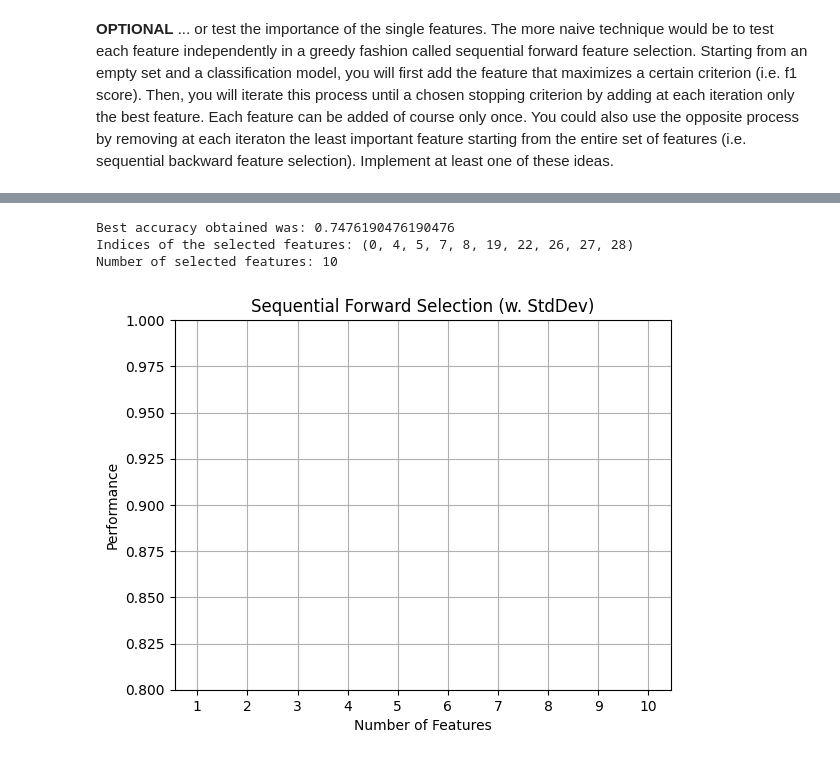
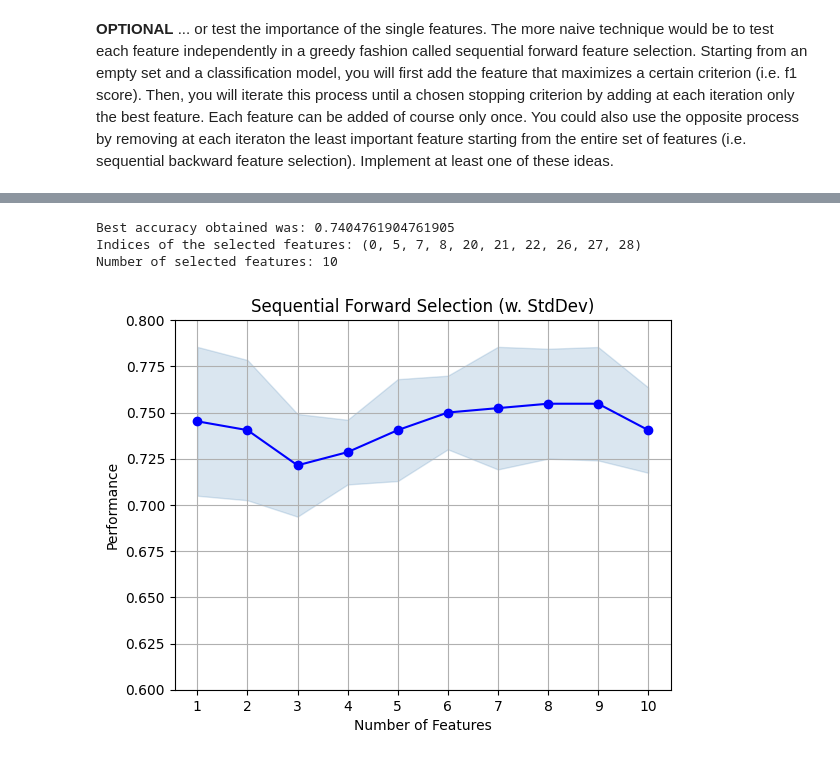
Before and after one commit to dftorresro/IMA205_TP4_SVM, a Jupyter notebook: TP_SVM-CASTANEDA.ipynb, the cells around one changed output, grey strips where cells are left out. Drawn from its saved outputs; the diff is of its cells as text; code cells hidden in the pictures.

```diff
--- a/TP_SVM.ipynb
+++ b/TP_SVM-CASTANEDA.ipynb
@@ -390,7 +403,8 @@ for scoring in scoring:
     grid_KNN.fit(X_train, y_train)
     print("Best training Score: {}".format(grid_KNN.best_score_))
     print("Best training params: {}".format(grid_KNN.best_params_))
-    y_pred = grid_KNN.predict(X_test)
+    best_estimator = grid_KNN.best_estimator_
+    y_pred = best_estimator.predict(X_test)
 
     # Compute confusion matrix
     cnf_matrix = confusion_matrix(y_test, y_pred)
@@ -710,7 +769,8 @@ grid_nlsvm = GridSearchCV(estimator=NLsvm, param_grid=p_grid_nlsvm, scoring="acc
 grid_nlsvm.fit(X_train, y_train)
 print("Best training Score: {}".format(grid_nlsvm.best_score_))
 print("Best training params: {}".format(grid_nlsvm.best_params_))
-y_pred = grid_nlsvm.predict(X_test)
+best_estimator = grid_lsvm.best_estimator_
+y_pred = best_estimator.predict(X_test)
 
 # Compute confusion matrix
 cnf_matrix = confusion_matrix(y_test, y_pred)
@@ -743,7 +803,8 @@ for scoring in scoring:
     grid_nlsvm.fit(X_train, y_train)
     print("Best training Score: {}".format(grid_nlsvm.best_score_))
     print("Best training params: {}".format(grid_nlsvm.best_params_))
-    y_pred = grid_nlsvm.predict(X_test)
+    best_estimator = grid_lsvm.best_estimator_
+    y_pred = best_estimator.predict(X_test)
 
     # Compute confusion matrix
     cnf_matrix = confusion_matrix(y_test, y_pred)
@@ -787,14 +848,15 @@ Normalized confusion matrix
 # %%
 # Non-linear SVM with oversampled data
 print("Fitting Non-linear SVM to the training set")
-NLsvm = make_pipeline2(StandardScaler(), SVC(kernel='rbf'))
+NLsvm = make_pipeline2(ADASYN(random_state=0),StandardScaler(), SVC(kernel='rbf'))
 p_grid_nlsvm = {'svc__C': [1e-3,1e-2,1e-1,1,2,3,4,5,6,7,8,9,1e1],
               'svc__gamma': [0.0001, 0.0005, 0.001, 0.005, 0.01, 0.1]}
-grid_nlsvm = GridSearchCV(estimator=NLsvm, param_grid=p_grid_nlsvm, scoring="accuracy", cv=5)
-grid_nlsvm.fit(X_resampled, y_resampled)
+grid_nlsvm = GridSearchCV(estimator=NLsvm, param_grid=p_grid_nlsvm, scoring="f1", cv=5)
+grid_nlsvm.fit(X_train, y_train)
 print("Best training Score: {}".format(grid_nlsvm.best_score_))
 print("Best training params: {}".format(grid_nlsvm.best_params_))
-y_pred = grid_nlsvm.predict(X_test)
+best_estimator = grid_lsvm.best_estimator_
+y_pred = best_estimator.predict(X_test)
 
 # Compute confusion matrix
 cnf_matrix = confusion_matrix(y_test, y_pred)
@@ -851,10 +949,6 @@ The more naive technique would be to test each feature independently in a greedy
 # %%
 # Implement forward feature selection and/or backward feature selection
 # with a linear SVM
-from mlxtend.feature_selection import SequentialFeatureSelector as SFS
-from sklearn.svm import SVC
-from sklearn.model_selection import StratifiedKFold
-from sklearn.metrics import accuracy_score
 
 # Set up the cross-validation scheme
 k_folds = 5
@@ -881,12 +975,9 @@ print('Indices of the selected features:', sfs.k_feature_idx_)
 print('Number of selected features:', len(sfs.k_feature_idx_))
 
 # Plot the results
-from mlxtend.plotting import plot_sequential_feature_selection as plot_sfs
-import matplotlib.pyplot as plt
-
 fig1 = plot_sfs(sfs.get_metric_dict(), kind='std_dev')
 
-plt.ylim([0.8, 1])
+plt.ylim([0.6, 0.8])
 plt.title('Sequential Forward Selection (w. StdDev)')
 plt.grid()
 plt.show()
@@ -904,4 +995,4 @@ plt.show()
-Best accuracy obtained was: 0.7476190476190476
-Indices of the selected features: (0, 4, 5, 7, 8, 19, 22, 26, 27, 28)
+Best accuracy obtained was: 0.7404761904761905
+Indices of the selected features: (0, 5, 7, 8, 20, 21, 22, 26, 27, 28)
 Number of selected features: 10
-[figure, old version]
+[figure, new version]
```
Also changed, not shown: parts of 19 cells of this notebook.
